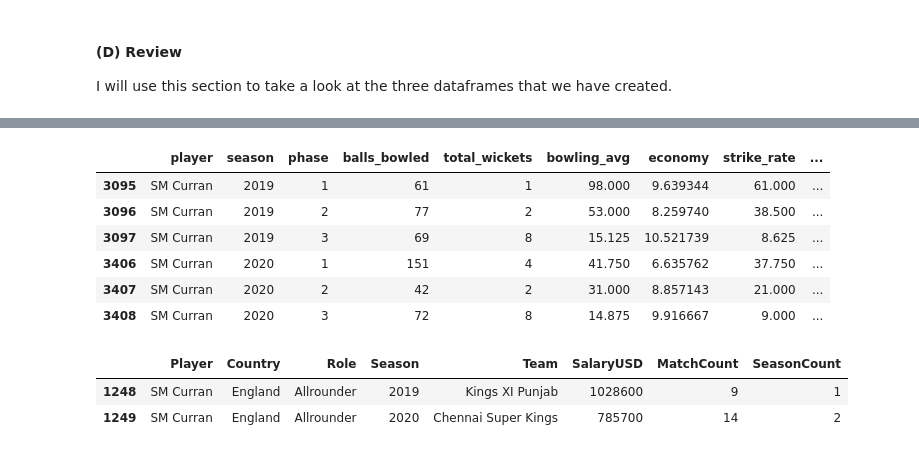
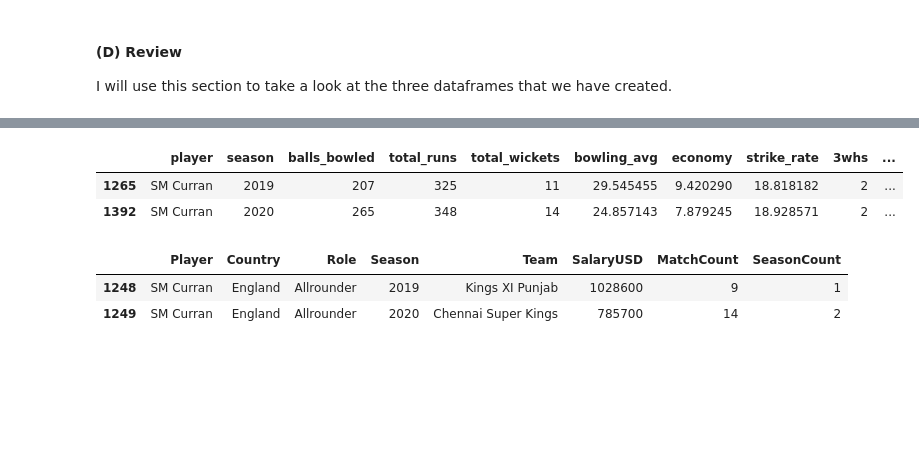
Before and after one commit to rohitbhamidi/ipl-player-salary, a Jupyter notebook: 1-DataWrangling.ipynb, the cells around one changed output, grey strips where cells are left out. Saved outputs shown, nothing was run; the diff lists cells and outputs as text; code cells hidden in the pictures; blank space fills up the shorter version.

```diff
--- a/1-DataWrangling.ipynb
+++ b/1-DataWrangling.ipynb
@@ -76,19 +76,15 @@ Since CricMetric doesn't have an API, I will have to download the data directly
 
 I have stored the data in my removable volume.
 # %%
-# define a function to return the data of a given year stored in a pandas dataframe:
 def salary_data(year):
 
     '''Function to return the salary data of the inputted year as a pandas dataframe.'''
 
-    base_string = "./ipl-player-salary/IPLData/"
+    base_string = "./IPLData/"
     added_string = "ipl_salary_" + str(year) + ".csv"
     basic_df = pd.read_csv(base_string + added_string)
 
-    # remove the unnecessary information at the top of each DF
     basic_df =  basic_df.dropna(subset=['Player.1'])
-
-    # add the year information for concatenation later on
     basic_df = basic_df.assign(year=year)
 
     return basic_df
@@ -419,20 +350,12 @@ def batting_data(player, year, phase):
     else:
         return pd.DataFrame()
 # %%
-batting = []  # Create an empty list to store batting data
+batting = []
 
-# Iterate over each year from 2008 to 2020
 for year in range(2008, 2021):
-    # Retrieve unique batters for the current year
     unique_batters = list(df_ball_data_restricted[df_ball_data_restricted['Season'] == year]['batter'].unique())
+    for batter in unique_batters:
+        batting.append(batting_data(batter, year))
 
-    # Iterate over each batter
-    for batter in unique_batters:
-        # Iterate over the range of phases (1, 2, 3)
-        for phase in range(1, 4):
-            # Call the batting_data function to get batting data for the current batter, year, and phase
-            batting.append(batting_data(batter, year, phase))
-
-# Concatenate all the batting dataframes in the batting list into a single dataframe called batting_comb which is then sorted
 batting_comb = pd.concat(batting, ignore_index=True)
-batting_comb = batting_comb.sort_values(['player', 'season', 'phase', 'total_runs'], ascending=[True, True, True, False])
+batting_comb = batting_comb.sort_values(['player', 'season', 'total_runs'], ascending=[True, True, False])
@@ -484,25 +412,15 @@ def bowling_data(player, year, phase):
     else:
         return pd.DataFrame()
 # %%
-bowling = []  # Create an empty list to store bowling data
+bowling = []
 
-# Iterate over each year from 2008 to 2020
 for year in range(2008, 2021):
-    # Retrieve unique bowlers for the current year
     unique_bowlers = list(df_ball_data_restricted[df_ball_data_restricted['Season'] == year]['bowler'].unique())
+    for bowler in unique_bowlers:
+        bowling.append(bowling_data(bowler, year))
 
-    # Iterate over each bowler
-    for bowler in unique_bowlers:
-        # Iterate over the range of phases (1, 2, 3)
-        for phase in range(1, 4):
-            # Call the bowling_data function to get bowling data for the current bowler, year, and phase
-            bowling.append(bowling_data(bowler, year, phase))
-
-# Concatenate all the bowling dataframes in the bowling list into a single dataframe called bowling_comb
 bowling_comb = pd.concat(bowling, ignore_index=True)
-
-# Sort the bowling_comb dataframe based on specified columns
-bowling_comb = bowling_comb.sort_values(['player', 'season', 'phase', 'total_wickets'], ascending=[True, True, True, False])
+bowling_comb = bowling_comb.sort_values(['player', 'season', 'total_wickets'], ascending=[True, True, False])
 # %% [markdown]
 #### (C) General Player Statistics
 # %%
@@ -700,13 +521,9 @@ batting_comb[batting_comb['player']=='SM Curran'].sort_values(['season','phase']
 # %%
-bowling_comb[bowling_comb['player']=='SM Curran'].sort_values(['season','phase'])
+bowling_comb[bowling_comb['player']=='SM Curran']
 # %% [output]
-|  | player | season | phase | balls_bowled | total_wickets | bowling_avg | economy | strike_rate | ... |
-| 3095 | SM Curran | 2019 | 1 | 61 | 1 | 98.000 | 9.639344 | 61.000 | ... |
-| 3096 | SM Curran | 2019 | 2 | 77 | 2 | 53.000 | 8.259740 | 38.500 | ... |
-| 3097 | SM Curran | 2019 | 3 | 69 | 8 | 15.125 | 10.521739 | 8.625 | ... |
-| 3406 | SM Curran | 2020 | 1 | 151 | 4 | 41.750 | 6.635762 | 37.750 | ... |
-| 3407 | SM Curran | 2020 | 2 | 42 | 2 | 31.000 | 8.857143 | 21.000 | ... |
-| 3408 | SM Curran | 2020 | 3 | 72 | 8 | 14.875 | 9.916667 | 9.000 | ... |
+|  | player | season | balls_bowled | total_runs | total_wickets | bowling_avg | economy | strike_rate | 3whs | ... |
+| 1265 | SM Curran | 2019 | 207 | 325 | 11 | 29.545455 | 9.420290 | 18.818182 | 2 | ... |
+| 1392 | SM Curran | 2020 | 265 | 348 | 14 | 24.857143 | 7.879245 | 18.928571 | 2 | ... |
 # %%
 merged_general_comb = merged_general_comb[['Player', 'Country', 'Role', 'Season', 'Team', 'SalaryUSD', 'MatchCount', 'SeasonCount']]
 merged_general_comb[merged_general_comb['Player']=='SM Curran'].sort_values('Season')
```
Also changed, not shown: parts of 24 cells of this notebook, 1 other file.
